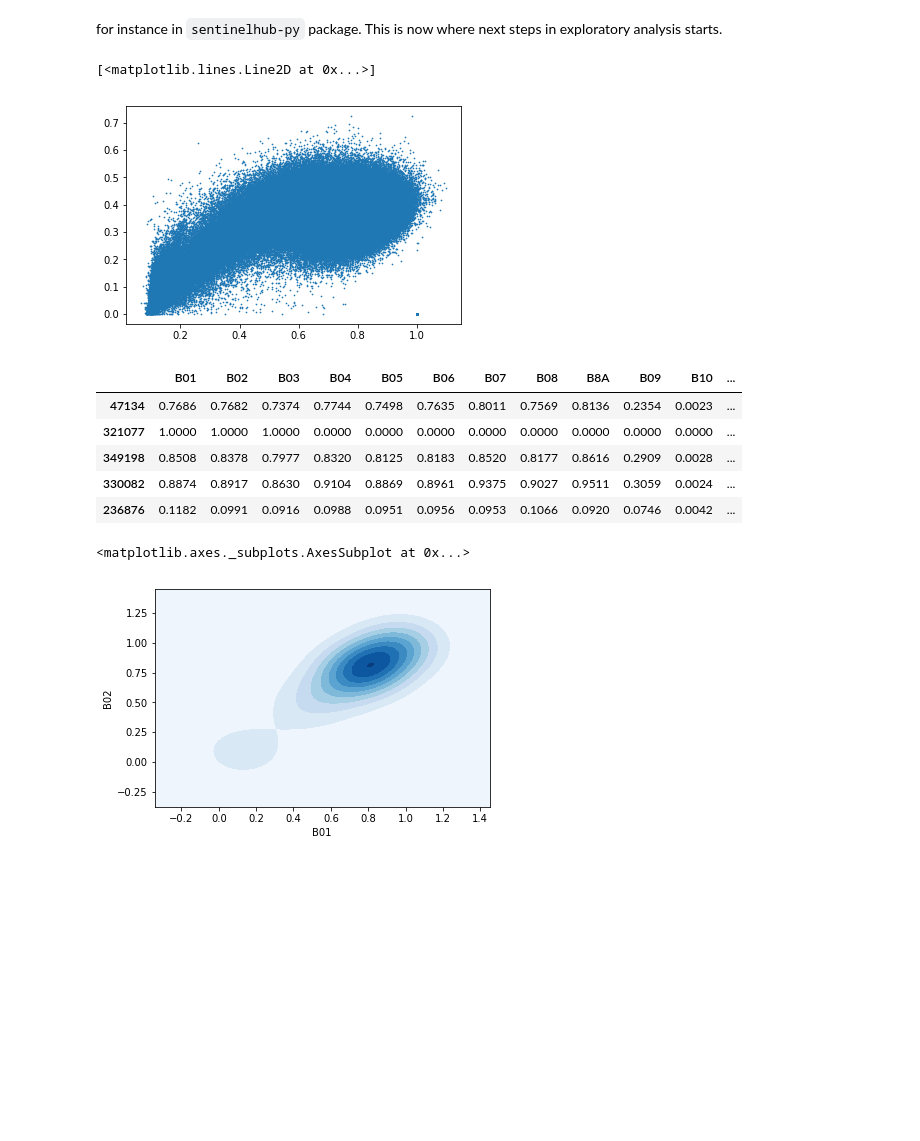
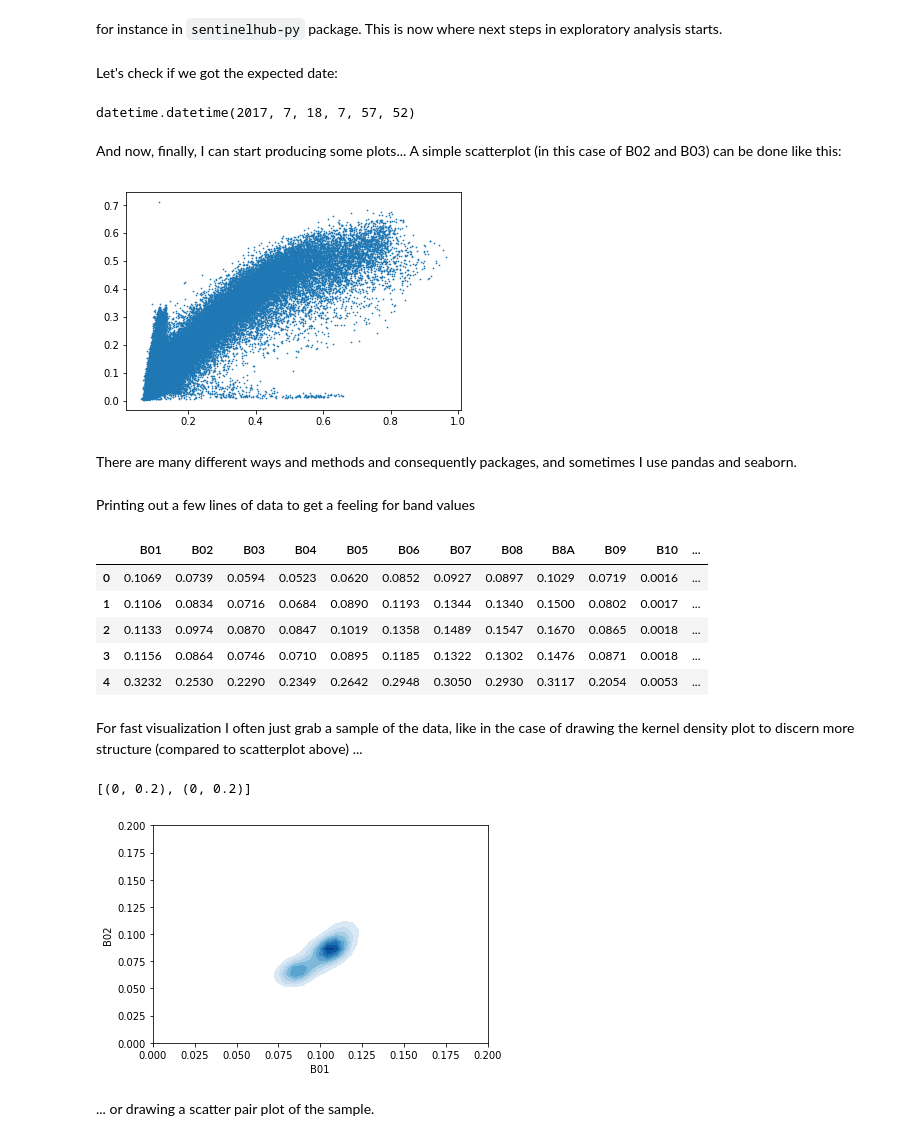
Before and after one commit to sentinel-hub/example-notebooks, a Jupyter notebook: Slippy maps in Jupyter.ipynb, the cells around one changed output. Drawn from its saved outputs; the diff is of its cells as text; code cells hidden in the pictures; blank space fills up the shorter version.

```diff
--- a/Slippy maps in Jupyter.ipynb
+++ b/Slippy maps in Jupyter.ipynb
@@ -36,13 +36,13 @@ When we are happy, we can add our `wms` layer.
 # %%
-sh_wms_url = 'https://services.sentinel-hub.com/ogc/wms/' + INSTANCE_ID + '?showlogo=0&maxcc=10&time=2017-07-01/2017-08-01'
+sh_wms_url = 'https://services.sentinel-hub.com/ogc/wms/' + INSTANCE_ID + '?showlogo=0&time=2017-07-18/2017-07-18'
 # %%
 m.add_layer(WMSLayer(url=sh_wms_url, layers="FALSE_COLOR", tile_size=512))
 # %% [markdown]
 and control the map programatically as well:
 # %%
 #center coordinates resulting in "nicer" image with Kilimanjaro a bit off-center
-m.zoom = 10
-m.center=[-3.0020129681723415, 37.643966674804695]
+m.zoom = 11
+m.center=[-3.1007497212371162, 37.5619125366211]
 # %% [markdown]
 Map parameters can be read out and reused otherwise:
 # %%
@@ -61,17 +61,26 @@ all_bands_script = 'return [B01,B02,B03,B04,B05,B06,B07,B08,B8A,B09,B10,B11,B12]
 # %%
 wms_request = WmsRequest(layer='FALSE_COLOR',
                          custom_url_params={CustomUrlParam.EVALSCRIPT: all_bands_script},
-                         bbox=BBox(bbox=(m.bounds[0],m.bounds[1]),crs=CRS.WGS84),
-                         time=('2017-07-01', '2017-08-01'),
-                         width=950,image_format=MimeType.TIFF_d32f,
+                         bbox=BBox(bbox=(m.bounds),crs=CRS.WGS84),
+                         time='2017-07-18',
+                         width=980,image_format=MimeType.TIFF_d32f,
                          instance_id=INSTANCE_ID)
 # %%
-image = wms_request.get_data()[0]
+image = wms_request.get_data()[-1]
+# %% [markdown]
+Let's check if we got the expected date:
+# %%
+wms_request.get_dates()[-1]
+# %% [output]
+datetime.datetime(2017, 7, 18, 7, 57, 52)
+# %% [markdown]
+And now, finally, I can start producing some plots... A simple scatterplot (in this case of B02 and B03) can be done like this:
 # %%
-plt.plot(image[:,:,0].ravel(),image[:,:,12].ravel(), linestyle='none', marker='o', markersize=0.7)
+ax = plt.plot(image[:,:,0].ravel(),image[:,:,12].ravel(), linestyle='none', marker='o', markersize=0.7)
 # %% [output]
-[<matplotlib.lines.Line2D at 0x...>]
-[figure, old version]
+[figure, new version]
+# %% [markdown]
+There are many different ways and methods and consequently packages, and sometimes I use pandas and seaborn.
 # %%
 import pandas as pd
 import seaborn as sns
@@ -79,13 +88,17 @@ import seaborn as sns
 data = pd.DataFrame(data=np.array([image[:,:,j].ravel() for j in range (0,13)]).transpose(),
                      index=range(0,len(image[:,:,1].ravel())),
                      columns = ['B01','B02','B03','B04','B05','B06','B07','B08','B8A','B09','B10','B11','B12'])
+# %% [markdown]
+Printing out a few lines of data to get a feeling for band values
 # %%
-data.sample(n=50).head()
+data.head()
 # %% [output]
 |  | B01 | B02 | B03 | B04 | B05 | B06 | B07 | B08 | B8A | B09 | B10 | ... |
-| 47134 | 0.7686 | 0.7682 | 0.7374 | 0.7744 | 0.7498 | 0.7635 | 0.8011 | 0.7569 | 0.8136 | 0.2354 | 0.0023 | ... |
-| 321077 | 1.0000 | 1.0000 | 1.0000 | 0.0000 | 0.0000 | 0.0000 | 0.0000 | 0.0000 | 0.0000 | 0.0000 | 0.0000 | ... |
-| 349198 | 0.8508 | 0.8378 | 0.7977 | 0.8320 | 0.8125 | 0.8183 | 0.8520 | 0.8177 | 0.8616 | 0.2909 | 0.0028 | ... |
-| 330082 | 0.8874 | 0.8917 | 0.8630 | 0.9104 | 0.8869 | 0.8961 | 0.9375 | 0.9027 | 0.9511 | 0.3059 | 0.0024 | ... |
-| 236876 | 0.1182 | 0.0991 | 0.0916 | 0.0988 | 0.0951 | 0.0956 | 0.0953 | 0.1066 | 0.0920 | 0.0746 | 0.0042 | ... |
+| 0 | 0.1069 | 0.0739 | 0.0594 | 0.0523 | 0.0620 | 0.0852 | 0.0927 | 0.0897 | 0.1029 | 0.0719 | 0.0016 | ... |
+| 1 | 0.1106 | 0.0834 | 0.0716 | 0.0684 | 0.0890 | 0.1193 | 0.1344 | 0.1340 | 0.1500 | 0.0802 | 0.0017 | ... |
+| 2 | 0.1133 | 0.0974 | 0.0870 | 0.0847 | 0.1019 | 0.1358 | 0.1489 | 0.1547 | 0.1670 | 0.0865 | 0.0018 | ... |
+| 3 | 0.1156 | 0.0864 | 0.0746 | 0.0710 | 0.0895 | 0.1185 | 0.1322 | 0.1302 | 0.1476 | 0.0871 | 0.0018 | ... |
+| 4 | 0.3232 | 0.2530 | 0.2290 | 0.2349 | 0.2642 | 0.2948 | 0.3050 | 0.2930 | 0.3117 | 0.2054 | 0.0053 | ... |
+# %% [markdown]
+For fast visualization I often just grab a sample of the data, like in the case of drawing the kernel density plot to discern more structure (compared to scatterplot above) ...
 # %%
@@ -93,8 +106,11 @@ sample = data.sample(100)
 # %%
-sns.kdeplot(sample.B01, sample.B02, cmap="Blues", shade=True, bw=.15)
+ax = sns.kdeplot(sample.B01, sample.B02, cmap="Blues", shade=True,  shade_lowest=False)
+ax.set(ylim=(0, 0.2), xlim=(0,0.2))
 # %% [output]
-<matplotlib.axes._subplots.AxesSubplot at 0x...>
+[(0, 0.2), (0, 0.2)]
-[figure, old version]
+[figure, new version]
+# %% [markdown]
+... or drawing a scatter pair plot of the sample.
 # %%
 sns.pairplot(sample, kind="scatter")
 plt.show()
```
Also changed, not shown: parts of 6 cells of this notebook.
